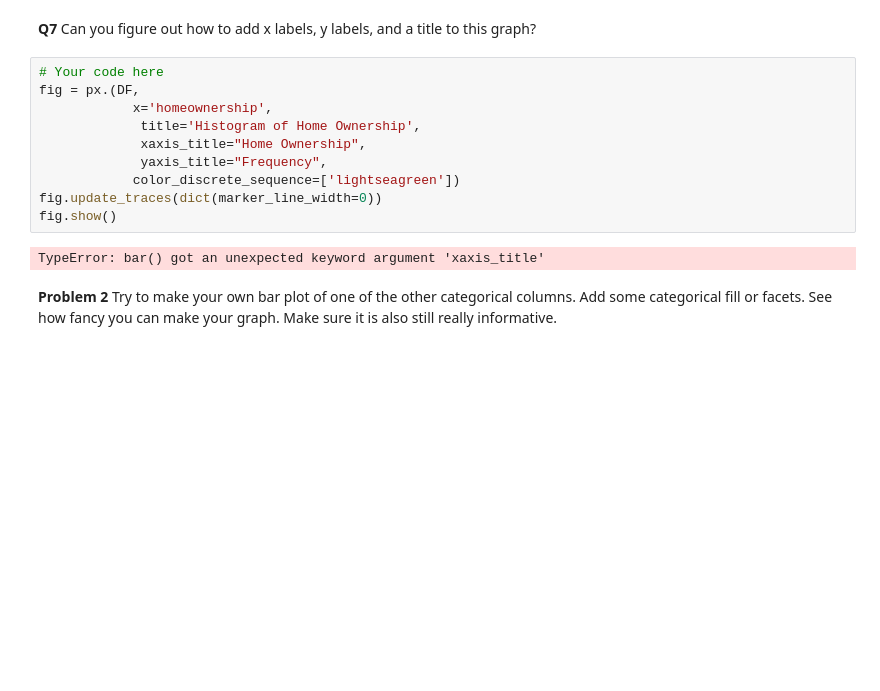
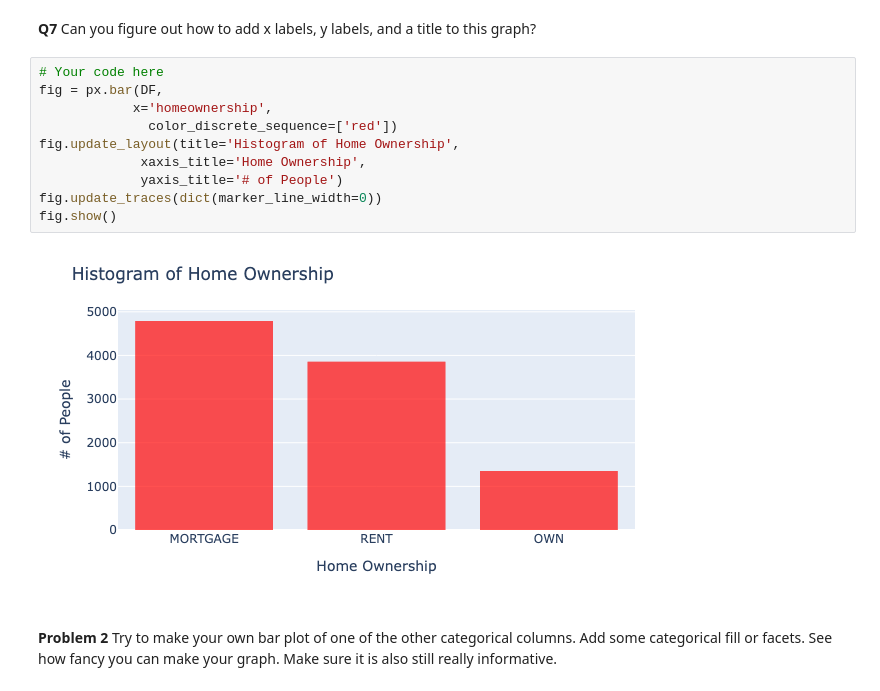
Before and after one commit to JaidenC4/Day4, a Jupyter notebook: Day4-HW.ipynb, the cells around one changed output. Cells and saved outputs as stored; diff of their text form; blank space fills up the shorter version.

```diff
--- a/Day4-HW.ipynb
+++ b/Day4-HW.ipynb
@@ -190,16 +190,16 @@ fig.show()
 **Q7** Can you figure out how to add x labels, y labels, and a title to this graph?
 # %%
 # Your code here
-fig = px.(DF,
+fig = px.bar(DF,
             x='homeownership',
-             title='Histogram of Home Ownership',
-             xaxis_title="Home Ownership",
-             yaxis_title="Frequency",
-            color_discrete_sequence=['lightseagreen'])
+              color_discrete_sequence=['red'])
+fig.update_layout(title='Histogram of Home Ownership',
+             xaxis_title='Home Ownership',
+             yaxis_title='# of People')
 fig.update_traces(dict(marker_line_width=0))
 fig.show()
 # %% [output]
-TypeError: bar() got an unexpected keyword argument 'xaxis_title'
+[figure, added]
 # %% [markdown]
 **Problem 2** Try to make your own bar plot of one of the other categorical columns. Add some categorical fill or facets. See how fancy you can make your graph. Make sure it is also still really informative.
 # %%
```
Also changed, not shown: parts of 4 cells of this notebook.
